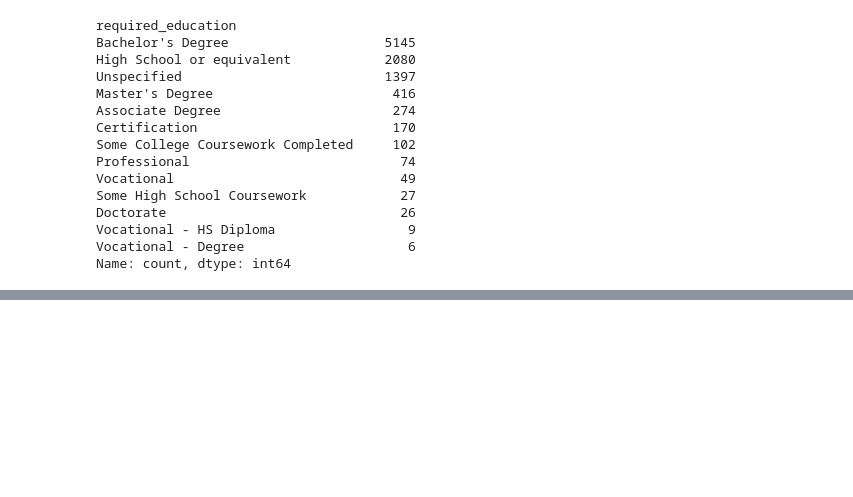
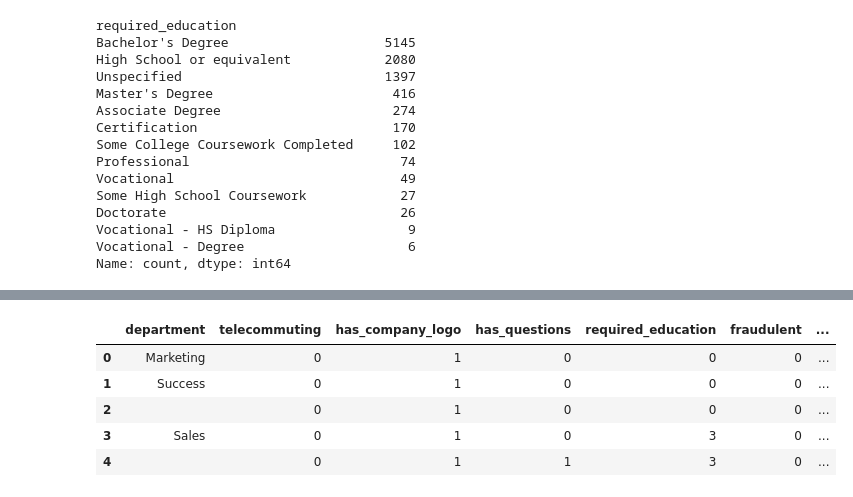
Before and after one commit to hiteshjha24/Fake-internship-and-Scam-job-detection, a Jupyter notebook: test.ipynb, the cells around one changed output, grey strips where cells are left out. Drawn from its saved outputs; the diff is of its cells as text; code cells hidden in the pictures; blank space fills up the shorter version.

Commit message:
till now transformed most of the columns just need to transform final_text

```diff
--- a/test.ipynb
+++ b/test.ipynb
@@ -43,0 +265,4 @@ Name: count, dtype: int64
+# %%
+df["required_education"] = df["required_education"].fillna("Unspecified")
+# %%
+df["required_education"] = df["required_education"].map(edu_map)
@@ -43,0 +275,5 @@ Name: count, dtype: int64
+# %%
+# now for the function column as there are more than 50 unique values we will group the less frequent ones into "Other" category
+top_10_functions = df["function"].value_counts().nlargest(10).index
+df['function_grouped'] = np.where(df['function'].isin(top_10_functions), df['function'], 'Other')
+df_encoded = pd.get_dummies(df, columns=['function_grouped'], drop_first=True)
@@ -43,0 +286,2 @@ Name: count, dtype: int64
+# %%
+df = df.drop(["function"], axis = 1)
@@ -43,0 +303,9 @@ Name: count, dtype: int64
+# %%
+df.head()
+# %% [output]
+|  | department | telecommuting | has_company_logo | has_questions | required_education | fraudulent | ... |
+| 0 | Marketing | 0 | 1 | 0 | 0 | 0 | ... |
+| 1 | Success | 0 | 1 | 0 | 0 | 0 | ... |
+| 2 |  | 0 | 1 | 0 | 0 | 0 | ... |
+| 3 | Sales | 0 | 1 | 0 | 3 | 0 | ... |
+| 4 |  | 0 | 1 | 1 | 3 | 0 | ... |
```
Also changed, not shown: parts of 34 cells of this notebook.
